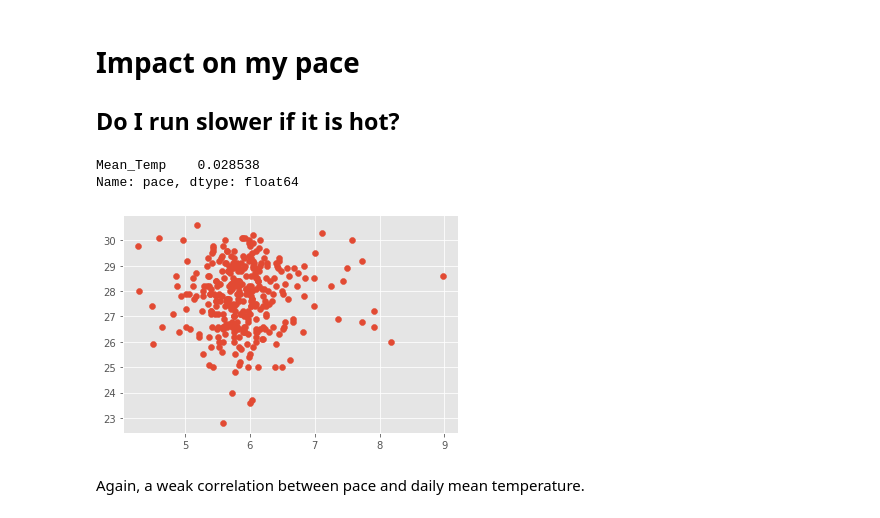
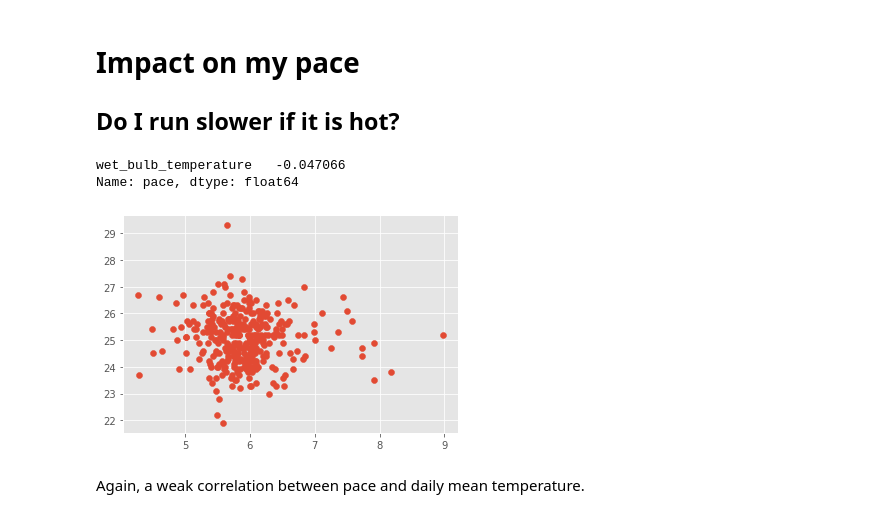
Before and after one commit to andyphua114/learning-projects, a Jupyter notebook: run_data.ipynb, the cells around one changed output. Drawn from its saved outputs; the diff is of its cells as text; code cells hidden in the pictures.

Commit message:
Diff temp source

```diff
--- a/run_data.ipynb
+++ b/run_data.ipynb
@@ -162,3 +162,16 @@ for d in directory:
     add.columns = start.columns #using the original header taken from 202004
     full = pd.concat([start, add])
     start = full
+# %%
+#found another source of temperature from data.gov.sg (hourly wet bulb)
+hourly_temp = pd.read_csv(r'C:\Users\Andy\Desktop\Learning\Dataquest\Project_Strava\wet-bulb-temperature-hourly.csv')
+
+#convert date from string to datetime
+hourly_temp['wbt_date'] = pd.to_datetime(hourly_temp['wbt_date'], format='%Y-%m-%d')
+
+#creating new separate columns for year, month, day. For referencing and merging with run data later.
+hourly_temp['Year'] = hourly_temp['wbt_date'].dt.year
+hourly_temp['Month'] = hourly_temp['wbt_date'].dt.month
+hourly_temp['Day'] = hourly_temp['wbt_date'].dt.day
+
+hourly_temp.info()
@@ -221,8 +248,12 @@ full_weather['Mean_Wind'] = full_weather['Mean_Wind'].astype(float)
 run_data['Year'] = run_data['Activity Date'].dt.year
 run_data['Month'] = run_data['Activity Date'].dt.month
 run_data['Day'] = run_data['Activity Date'].dt.day
+run_data['wbt_time'] = run_data['Activity Date'].dt.hour
 # %%
 #merging the run data with weather data based on the date of activity
 #e.g: df_2 = pd.merge(df_2, df_1, on=['State', 'Month'], how='left')
 
 run_data = pd.merge(run_data, full_weather, on=['Year','Month','Day'], how='left')
+run_data = pd.merge(run_data, hourly_temp, on=['Year','Month','Day','wbt_time'], how='left')
+
+run_data.head()
@@ -306,17 +349,17 @@ Not surprising as based on Strava, the more time you spend going full gas and th
 
 ## Do I run slower if it is hot?
 # %%
-run_data_till_sep21.corr()['pace'][['Mean_Temp']]
+run_data_till_sep21.corr()['pace'][['wet_bulb_temperature']]
 # %% [output]
-Mean_Temp    0.028538
+wet_bulb_temperature   -0.047066
 Name: pace, dtype: float64
 # %%
 fig, ax = plt.subplots()
-ax.scatter(run_data_till_sep21['pace'], run_data_till_sep21['Mean_Temp'])
+ax.scatter(run_data_till_sep21['pace'], run_data_till_sep21['wet_bulb_temperature'])
 
 plt.show()
 # %% [output]
-[figure, old version]
+[figure, new version]
 # %% [markdown]
 Again, a weak correlation between pace and daily mean temperature.
 # %% [markdown]
```
Also changed, not shown: parts of 8 cells of this notebook.
